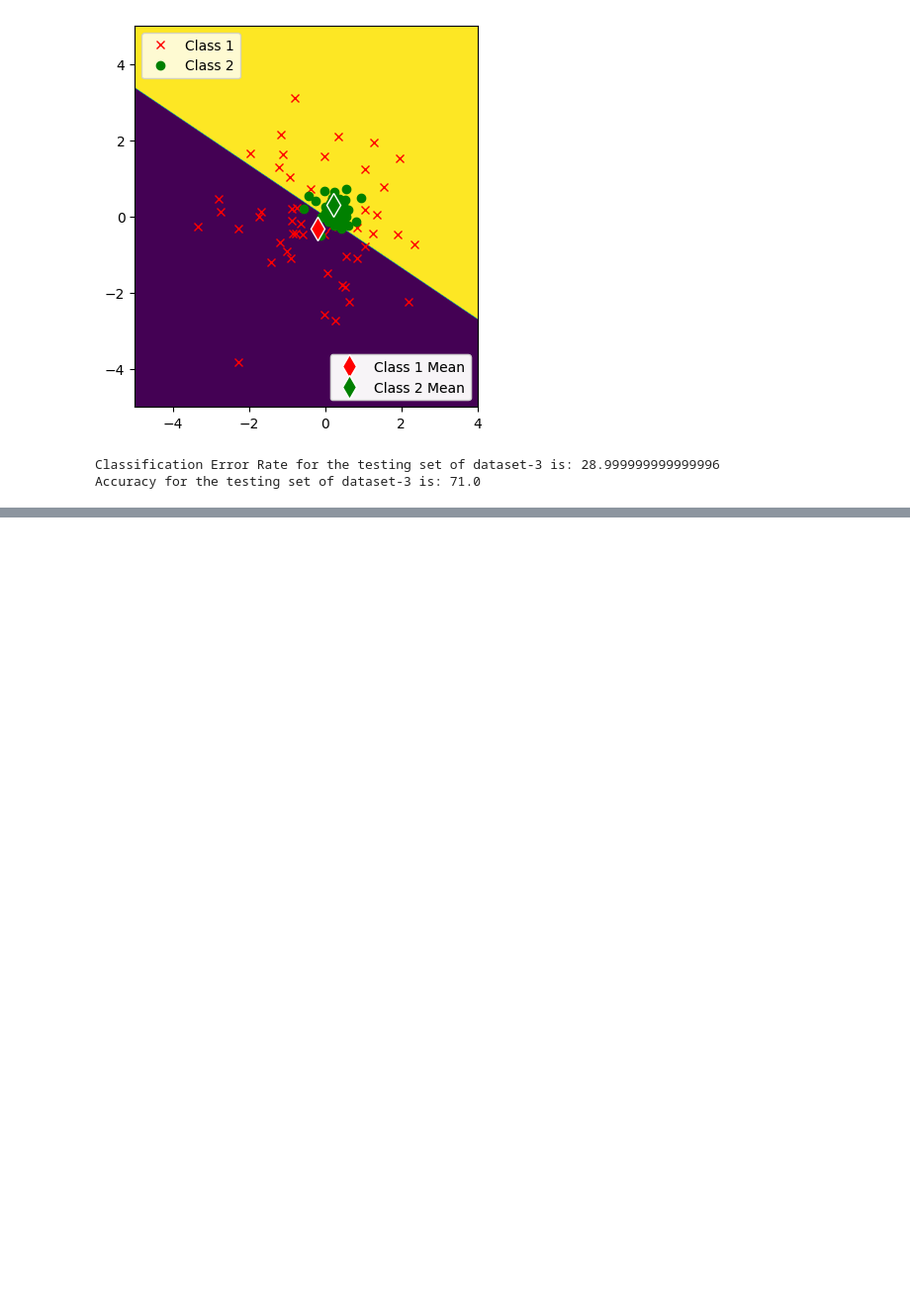
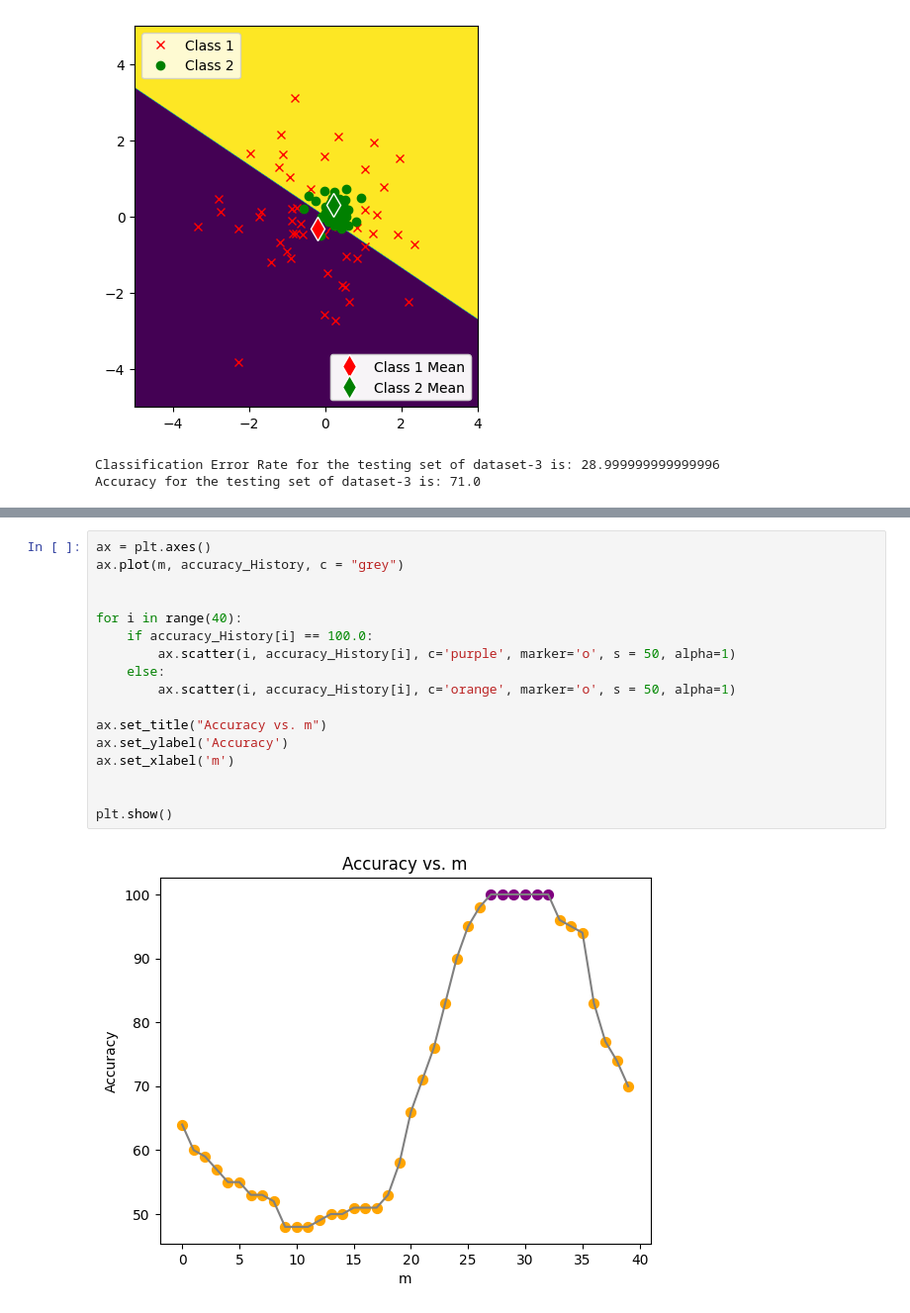
Before and after one commit to SudeshKumarSK/ee559-mlOne, a Jupyter notebook: homeworkOne.ipynb, the cells around one changed output, grey strips where cells are left out. Shown: that part at 99% size. Drawn from its saved outputs; the diff is of its cells as text; blank space fills up the shorter version.

```diff
--- a/homeworkOne.ipynb
+++ b/homeworkOne.ipynb
@@ -515,0 +613,19 @@ Accuracy for the testing set of dataset-3 is: 71.0
+# %%
+ax = plt.axes()
+ax.plot(m, accuracy_History, c = "grey")
+
+
+for i in range(40):
+    if accuracy_History[i] == 100.0:
+        ax.scatter(i, accuracy_History[i], c='purple', marker='o', s = 50, alpha=1)
+    else:
+        ax.scatter(i, accuracy_History[i], c='orange', marker='o', s = 50, alpha=1)
+
+ax.set_title("Accuracy vs. m")
+ax.set_ylabel('Accuracy')
+ax.set_xlabel('m')
+
+
+plt.show()
+# %% [output]
+[figure, added]
```
Also changed, not shown: parts of 7 cells of this notebook.
